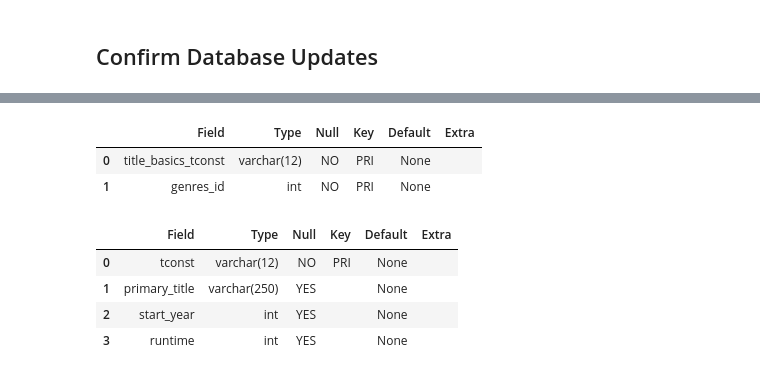
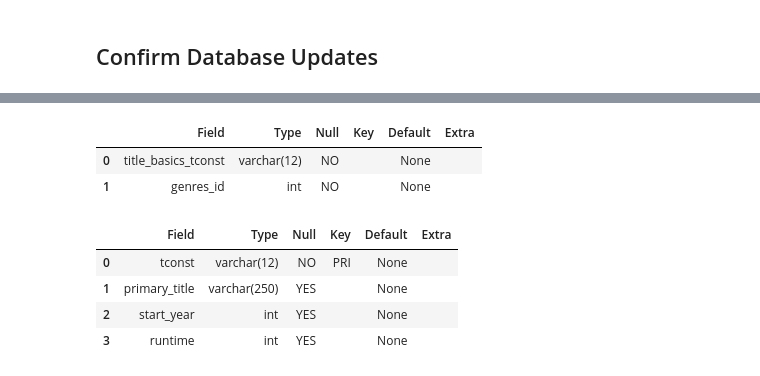
Before and after one commit to LoveidaLucero/Movie-Success-Analysis, a Jupyter notebook: Part 2.ipynb, the cells around one changed output, grey strips where cells are left out. Saved outputs shown, nothing was run; the diff lists cells and outputs as text; code cells hidden in the pictures.

```diff
--- a/Part 2.ipynb
+++ b/Part 2.ipynb
@@ -292,11 +298,11 @@ pd.read_sql(q, conn)
 # %%
-q = '''DESCRIBE title_basics_has_genres;'''
+q = '''DESCRIBE title_genres;'''
 describe_tg = pd.read_sql(q, conn)
 describe_tg
 # %% [output]
 |  | Field | Type | Null | Key | Default | Extra |
-| 0 | title_basics_tconst | varchar(12) | NO | PRI | None |  |
-| 1 | genres_id | int | NO | PRI | None |  |
+| 0 | title_basics_tconst | varchar(12) | NO |  | None |  |
+| 1 | genres_id | int | NO |  | None |  |
 # %%
 q = '''DESCRIBE title_basics;'''
 describe_tb = pd.read_sql(q, conn)
```
Also changed, not shown: parts of 11 cells of this notebook, 4 other files.
